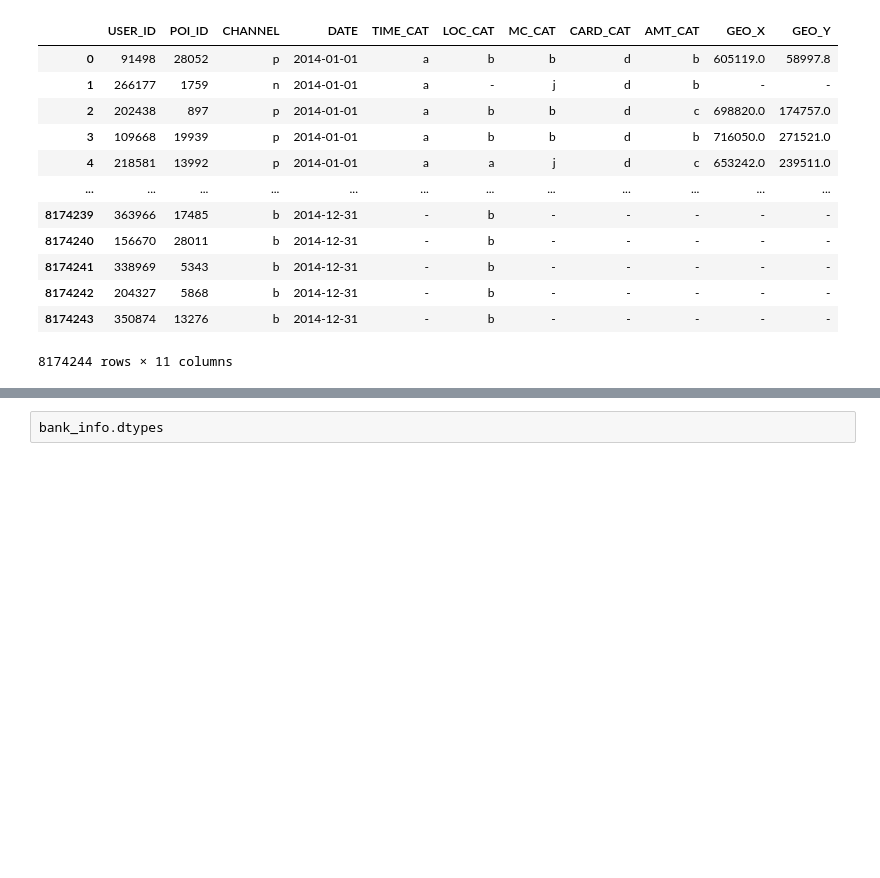
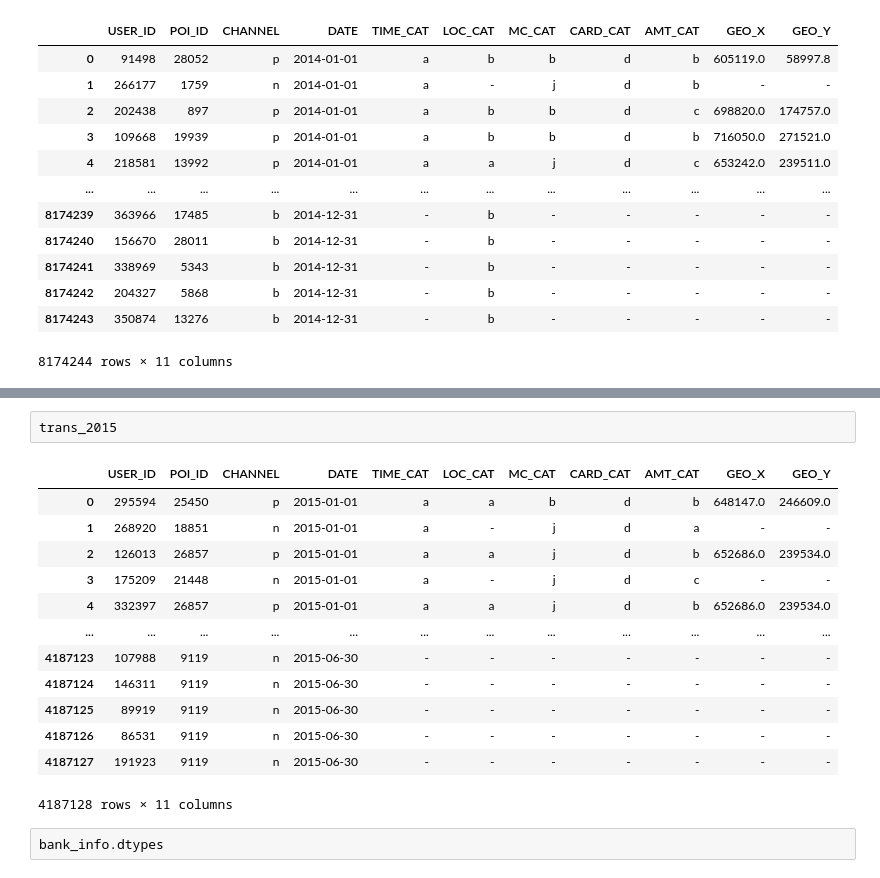
Before and after one commit to voidmax/HSE-project, a Jupyter notebook: reading_data.ipynb, the cells around one changed output, grey strips where cells are left out. Drawn from its saved outputs; the diff is of its cells as text; blank space fills up the shorter version.

```diff
--- a/reading_data.ipynb
+++ b/reading_data.ipynb
@@ -69,3 +87,19 @@ trans_2014
+# %%
+trans_2015
+# %% [output]
+|  | USER_ID | POI_ID | CHANNEL | DATE | TIME_CAT | LOC_CAT | MC_CAT | CARD_CAT | AMT_CAT | GEO_X | GEO_Y |
+| 0 | 295594 | 25450 | p | 2015-01-01 | a | a | b | d | b | 648147.0 | 246609.0 |
+| 1 | 268920 | 18851 | n | 2015-01-01 | a | - | j | d | a | - | - |
+| 2 | 126013 | 26857 | p | 2015-01-01 | a | a | j | d | b | 652686.0 | 239534.0 |
+| 3 | 175209 | 21448 | n | 2015-01-01 | a | - | j | d | c | - | - |
+| 4 | 332397 | 26857 | p | 2015-01-01 | a | a | j | d | b | 652686.0 | 239534.0 |
+| ... | ... | ... | ... | ... | ... | ... | ... | ... | ... | ... | ... |
+| 4187123 | 107988 | 9119 | n | 2015-06-30 | - | - | - | - | - | - | - |
+| 4187124 | 146311 | 9119 | n | 2015-06-30 | - | - | - | - | - | - | - |
+| 4187125 | 89919 | 9119 | n | 2015-06-30 | - | - | - | - | - | - | - |
+| 4187126 | 86531 | 9119 | n | 2015-06-30 | - | - | - | - | - | - | - |
+| 4187127 | 191923 | 9119 | n | 2015-06-30 | - | - | - | - | - | - | - |
+4187128 rows × 11 columns
 # %%
 bank_info.dtypes
 # %% [output]
```
Also changed, not shown: parts of 8 cells of this notebook.
